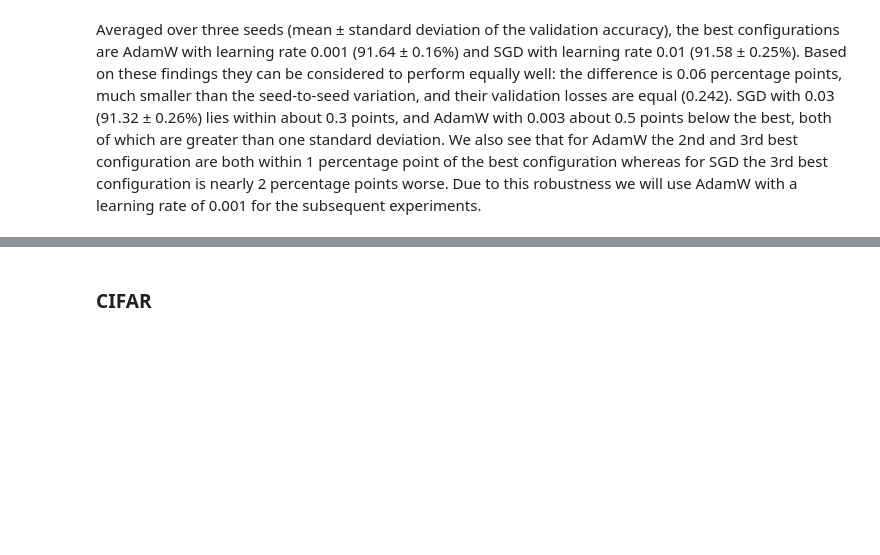
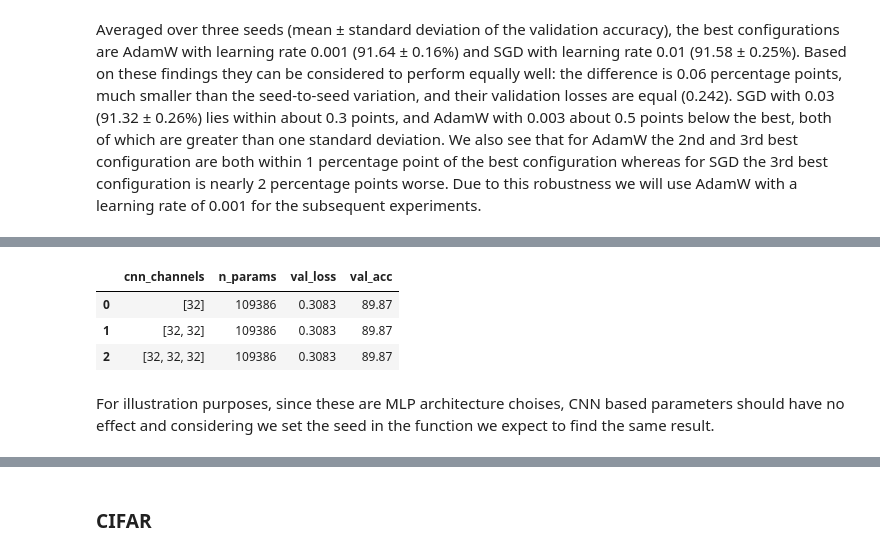
Before and after one commit to AlienaTheGiantDuck/ItDL_assignments, a Jupyter notebook: Assignment_1/Assignment_1.ipynb, the cells around one changed output, grey strips where cells are left out. Drawn from its saved outputs; the diff is of its cells as text; code cells hidden in the pictures; blank space fills up the shorter version.

```diff
--- a/Assignment_1/Assignment_1.ipynb
+++ b/Assignment_1/Assignment_1.ipynb
@@ -756,0 +776,10 @@ display(res_head_depth)
+# %%
+res_conv_depth = sweep_one(base, "cnn_channels", [[32], [32, 32], [32, 32, 32]])
+display(res_conv_depth)
+# %% [output]
+|  | cnn_channels | n_params | val_loss | val_acc |
+| 0 | [32] | 109386 | 0.3083 | 89.87 |
+| 1 | [32, 32] | 109386 | 0.3083 | 89.87 |
+| 2 | [32, 32, 32] | 109386 | 0.3083 | 89.87 |
+# %% [markdown]
+For illustration purposes, since these are MLP architecture choises, CNN based parameters should have no effect and considering we set the seed in the function we expect to find the same result.
```
Also changed, not shown: parts of 9 cells of this notebook.
